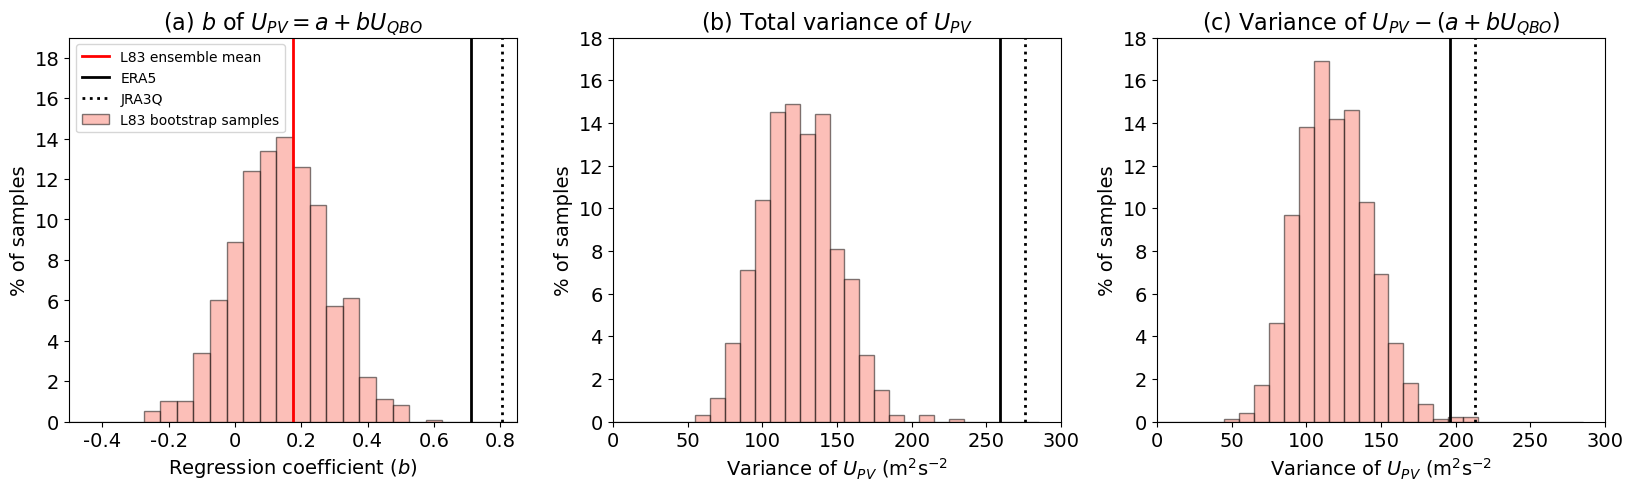
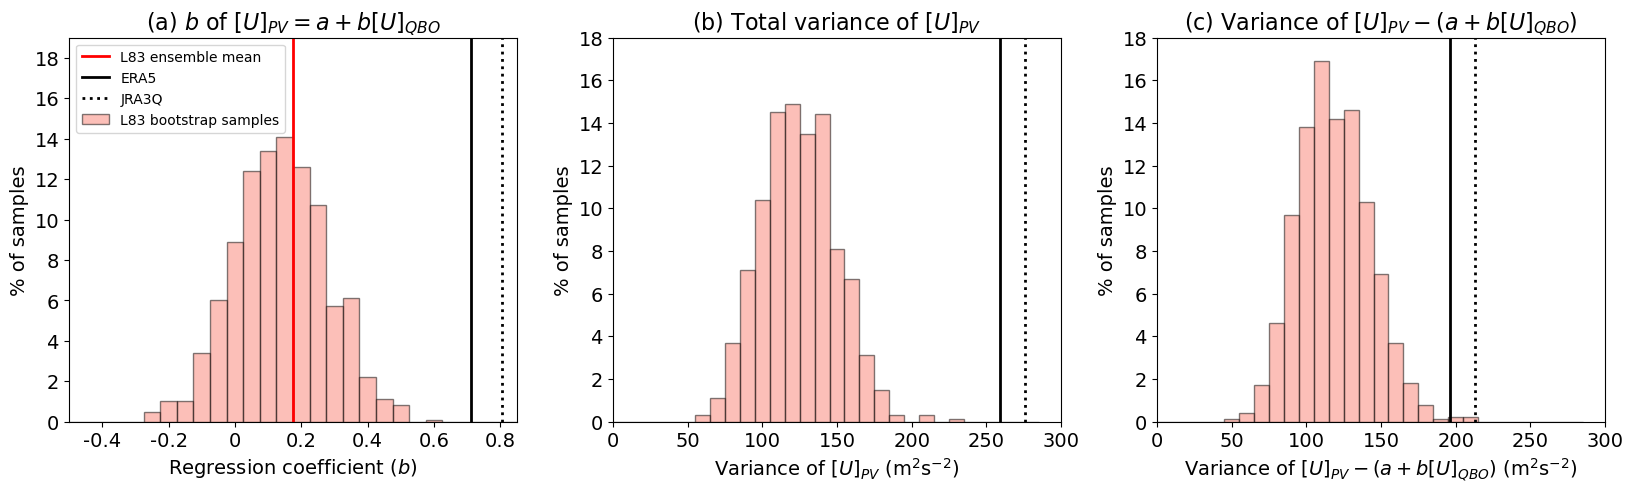
The notebook cell's code change between the first figure and the second:
--- before
+++ after
@@ -11,5 +11,5 @@
 ax.set_xticklabels(['-0.4','-0.2','0','0.2','0.4','0.6','0.8'], fontsize=14)
 ax.set_xlabel('Regression coefficient ($b$)', fontsize=14)
-ax.set_title('(a) $b$ of $U_{PV} = a + bU_{QBO}$', fontsize=16)
+ax.set_title('(a) $b$ of $[U]_{PV} = a + b[U]_{QBO}$', fontsize=16)
 ax.legend(loc='upper left')
 
@@ -23,6 +23,6 @@
 ax.set_xticks([0,50,100,150,200,250,300])
 ax.set_xticklabels(['0','50','100','150','200','250','300'], fontsize=14)
-ax.set_xlabel('Variance of $U_{PV}$ (m$^{2}$s$^{-2}$', fontsize=14)
-ax.set_title('(b) Total variance of $U_{PV}$', fontsize=16)
+ax.set_xlabel('Variance of $[U]_{PV}$ (m$^{2}$s$^{-2}$)', fontsize=14)
+ax.set_title('(b) Total variance of $[U]_{PV}$', fontsize=16)
 
 
@@ -35,6 +35,7 @@
 ax.set_xticks([0,50,100,150,200,250,300])
 ax.set_xticklabels(['0','50','100','150','200','250','300'], fontsize=14)
-ax.set_xlabel('Variance of $U_{PV}$ (m$^{2}$s$^{-2}$', fontsize=14)
-ax.set_title('(c) Variance of $U_{PV} - (a + b U_{QBO})$', fontsize=16)
+ax.set_xlabel('Variance of $[U]_{PV} - (a + b [U]_{QBO})$ (m$^{2}$s$^{-2}$)', fontsize=14)
+ax.set_title('(c) Variance of $[U]_{PV} - (a + b [U]_{QBO})$', fontsize=16)
 
 fig.savefig(plotpath+'fig7.png', bbox_inches='tight', facecolor='white')
+fig.savefig(plotpath+'fig7.pdf', bbox_inches='tight', facecolor='white')

Commit: updating figure scripts